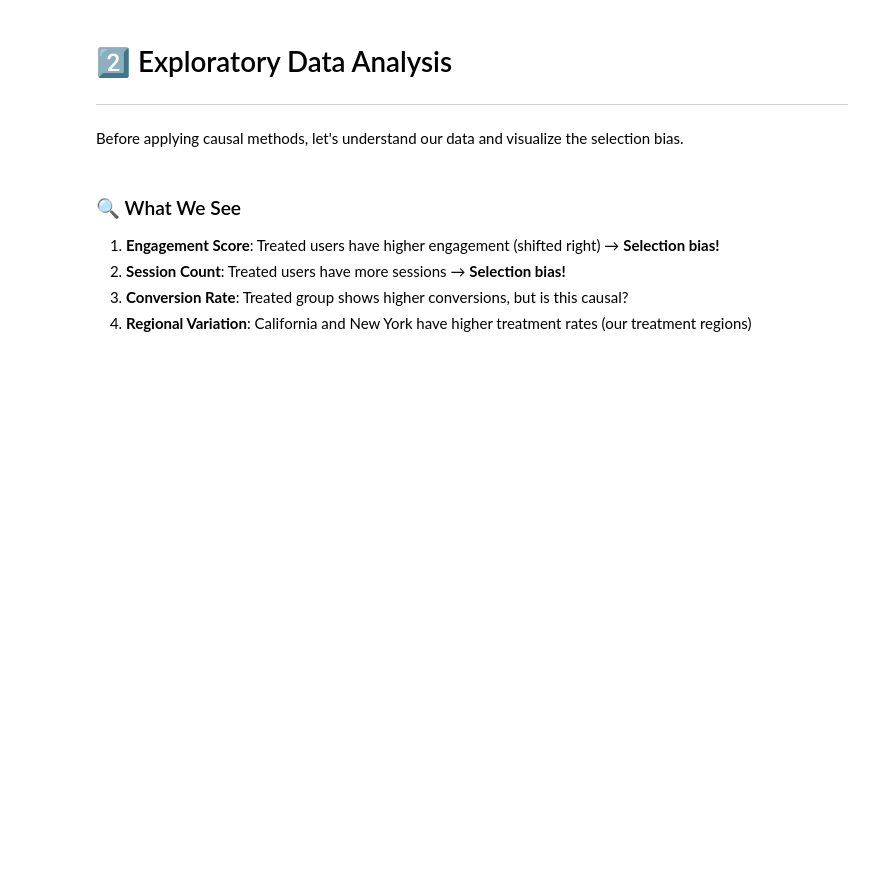
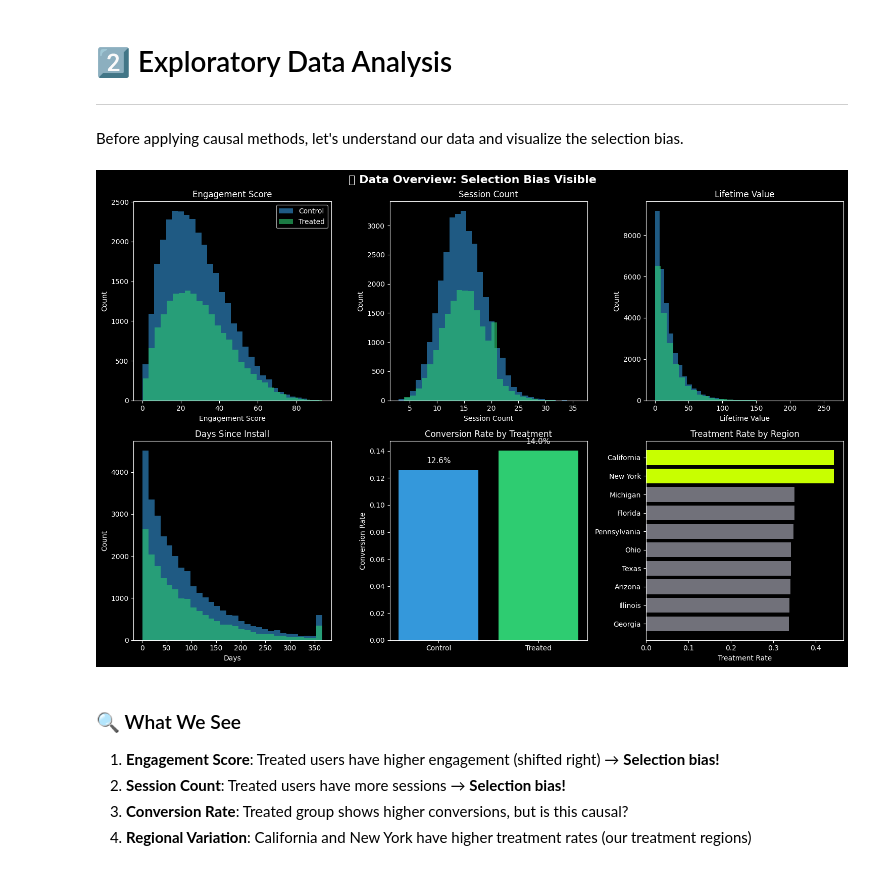
Before and after one commit to ZeroZulu/marketing-incrementality-measurement, a Jupyter notebook: final-project/notebooks/marketing_incrementality_analysis.ipynb, the cells around one changed output. Cells and saved outputs as stored; diff of their text form; code cells hidden in the pictures; blank space fills up the shorter version.

```diff
--- a/final-project/notebooks/marketing_incrementality_analysis.ipynb
+++ b/final-project/notebooks/marketing_incrementality_analysis.ipynb
@@ -62,10 +62,7 @@ import pandas as pd
 import warnings
 warnings.filterwarnings('ignore')
 
-# Visualization
-import plotly.express as px
-import plotly.graph_objects as go
-from plotly.subplots import make_subplots
+# Visualization - Using Matplotlib/Seaborn for universal compatibility
 import matplotlib.pyplot as plt
 import seaborn as sns
 
@@ -80,9 +77,15 @@ from sklearn.neighbors import NearestNeighbors
 pd.set_option('display.max_columns', 50)
 pd.set_option('display.float_format', '{:.3f}'.format)
 
-# Plot theme
-import plotly.io as pio
-pio.templates.default = 'plotly_dark'
+# Plot style - Dark theme for professional look
+plt.style.use('dark_background')
+sns.set_palette(['#3498db', '#2ecc71', '#e74c3c', '#f39c12', '#9b59b6'])
+
+# Make plots display inline with good resolution
+%matplotlib inline
+plt.rcParams['figure.figsize'] = [12, 6]
+plt.rcParams['figure.dpi'] = 100
+plt.rcParams['font.size'] = 10
 
 print("✅ Libraries loaded successfully!")
 # %% [output]
@@ -291,3 +248,71 @@ fig.show()
+# %%
+# Distribution of key variables - Selection Bias Visualization
+fig, axes = plt.subplots(2, 3, figsize=(15, 10))
+fig.suptitle('📊 Data Overview: Selection Bias Visible', fontsize=16, fontweight='bold')
+
+# Color scheme
+colors = {'Control': '#3498db', 'Treated': '#2ecc71'}
+
+# 1. Engagement Score by Treatment
+ax1 = axes[0, 0]
+for group, color in [(0, colors['Control']), (1, colors['Treated'])]:
+    data = df[df['treated'] == group]['engagement_score']
+    ax1.hist(data, bins=30, alpha=0.6, color=color, label='Treated' if group else 'Control')
+ax1.set_title('Engagement Score')
+ax1.set_xlabel('Engagement Score')
+ax1.set_ylabel('Count')
+ax1.legend()
+
+# 2. Session Count by Treatment
+ax2 = axes[0, 1]
+for group, color in [(0, colors['Control']), (1, colors['Treated'])]:
+    data = df[df['treated'] == group]['session_count']
+    ax2.hist(data, bins=30, alpha=0.6, color=color, label='Treated' if group else 'Control')
+ax2.set_title('Session Count')
+ax2.set_xlabel('Session Count')
+ax2.set_ylabel('Count')
+
+# 3. Lifetime Value by Treatment
+ax3 = axes[0, 2]
+for group, color in [(0, colors['Control']), (1, colors['Treated'])]:
+    data = df[df['treated'] == group]['lifetime_value']
+    ax3.hist(data, bins=30, alpha=0.6, color=color, label='Treated' if group else 'Control')
+ax3.set_title('Lifetime Value')
+ax3.set_xlabel('Lifetime Value')
+ax3.set_ylabel('Count')
+
+# 4. Days Since Install
+ax4 = axes[1, 0]
+for group, color in [(0, colors['Control']), (1, colors['Treated'])]:
+    data = df[df['treated'] == group]['days_since_install']
+    ax4.hist(data, bins=30, alpha=0.6, color=color, label='Treated' if group else 'Control')
+ax4.set_title('Days Since Install')
+ax4.set_xlabel('Days')
+ax4.set_ylabel('Count')
+
+# 5. Conversion Rate by Treatment
+ax5 = axes[1, 1]
+conv_rates = df.groupby('treated')['converted'].mean()
+bars = ax5.bar(['Control', 'Treated'], [conv_rates[0], conv_rates[1]],
+               color=[colors['Control'], colors['Treated']])
+ax5.set_title('Conversion Rate by Treatment')
+ax5.set_ylabel('Conversion Rate')
+for bar, rate in zip(bars, [conv_rates[0], conv_rates[1]]):
+    ax5.text(bar.get_x() + bar.get_width()/2, bar.get_height() + 0.005,
+             f'{rate:.1%}', ha='center', fontsize=11)
+
+# 6. Treatment Rate by Region
+ax6 = axes[1, 2]
+region_treat = df.groupby('region')['treated'].mean().sort_values()
+bar_colors = ['#c8ff00' if r in TREATMENT_REGIONS else '#71717a' for r in region_treat.index]
+ax6.barh(region_treat.index, region_treat.values, color=bar_colors)
+ax6.set_title('Treatment Rate by Region')
+ax6.set_xlabel('Treatment Rate')
+
+plt.tight_layout()
+plt.show()
+# %% [output]
+[figure, added]
 # %% [markdown]
 ### 🔍 What We See
 
```
Also changed, not shown: parts of 51 cells of this notebook.
